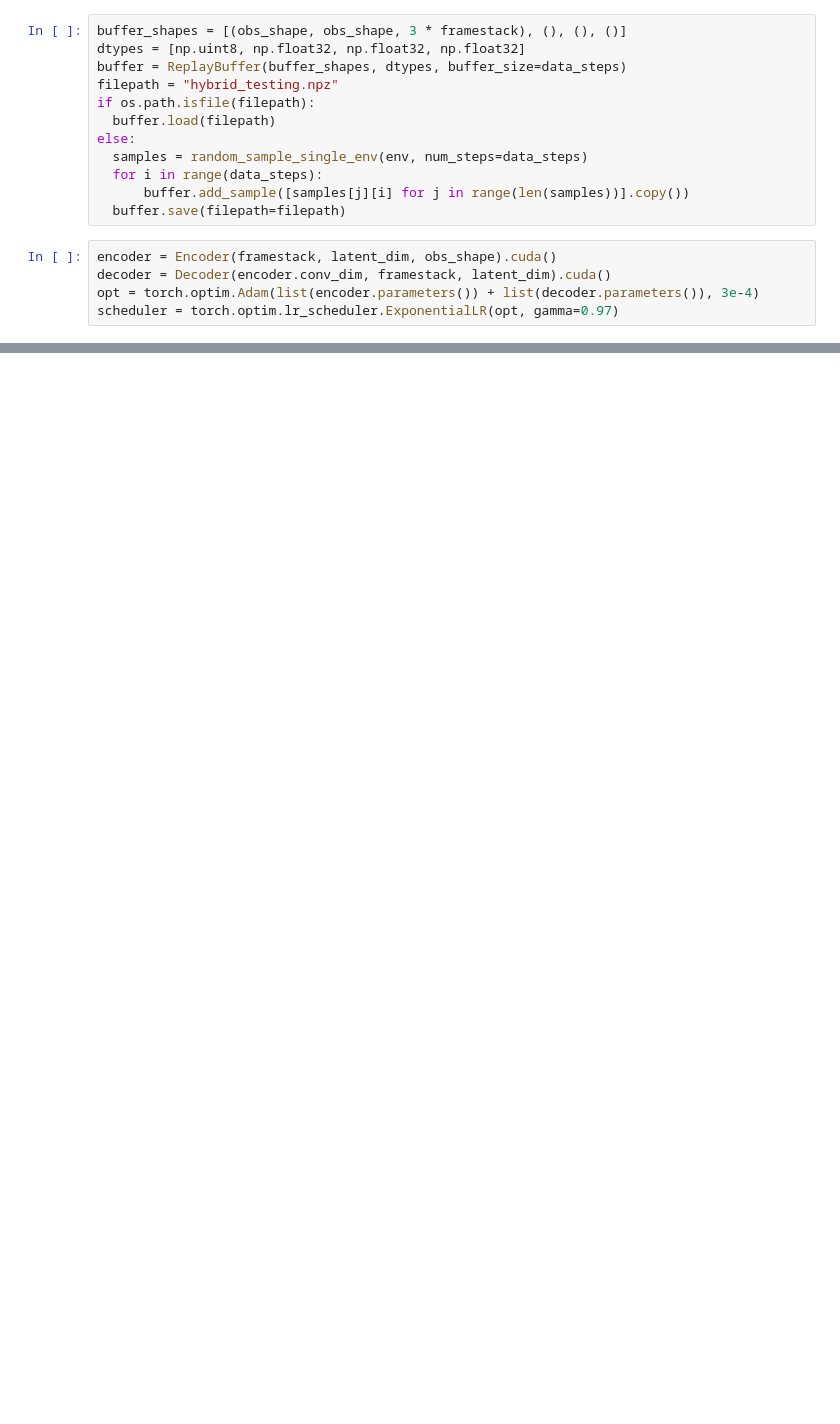
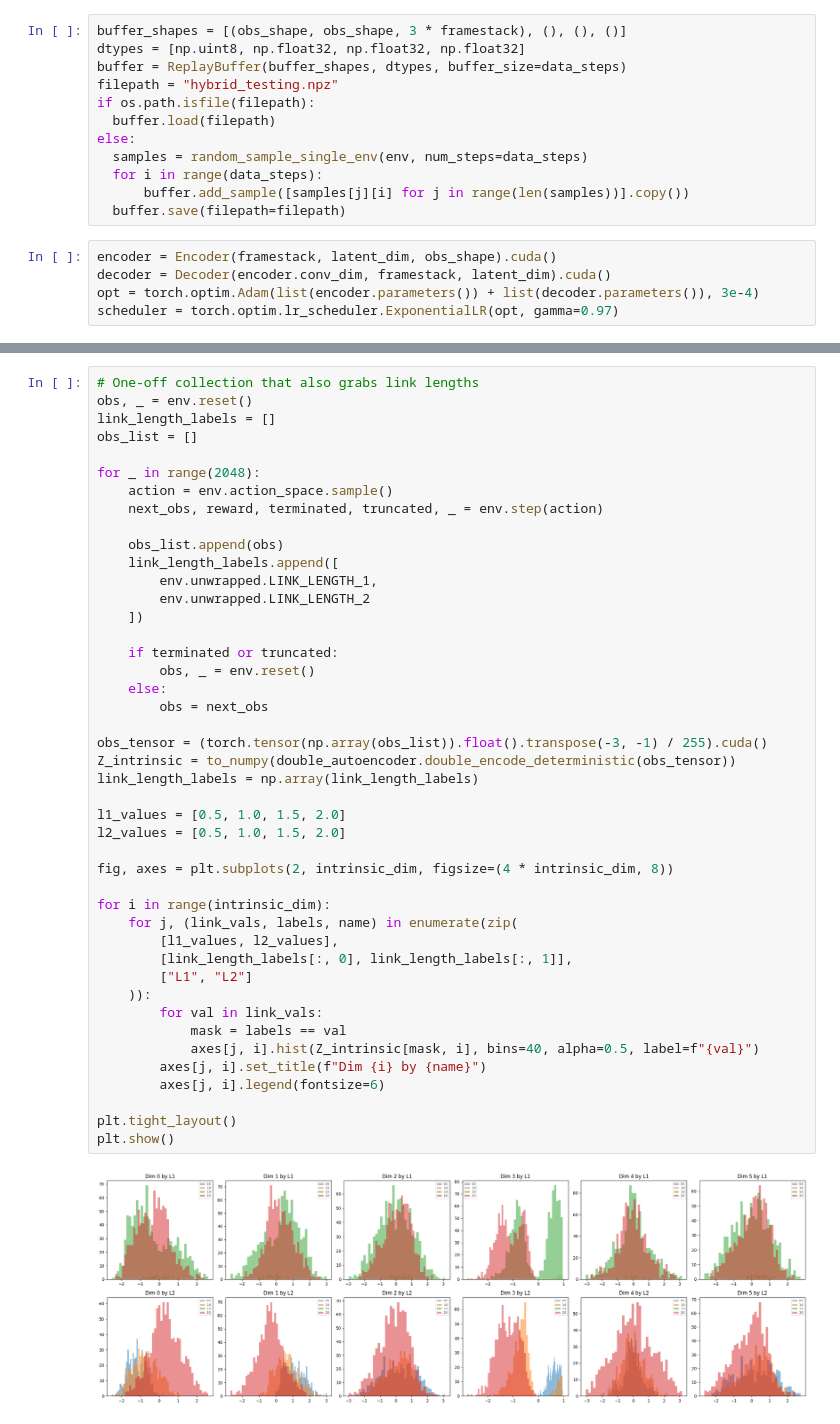
Before and after one commit to antony-zhao/RLTesting, a Jupyter notebook: rltesting/fvd_experiments/hybrid_testing.ipynb, the cells around one changed output, grey strips where cells are left out. Drawn from its saved outputs; the diff is of its cells as text; blank space fills up the shorter version.

```diff
--- a/rltesting/fvd_experiments/hybrid_testing.ipynb
+++ b/rltesting/fvd_experiments/hybrid_testing.ipynb
@@ -250,0 +206,46 @@ tensor([[ 0.3430, -0.1875,  0.7500,  0.1648,  0.2235, -0.4375],
+# %%
+# One-off collection that also grabs link lengths
+obs, _ = env.reset()
+link_length_labels = []
+obs_list = []
+
+for _ in range(2048):
+    action = env.action_space.sample()
+    next_obs, reward, terminated, truncated, _ = env.step(action)
+
+    obs_list.append(obs)
+    link_length_labels.append([
+        env.unwrapped.LINK_LENGTH_1,
+        env.unwrapped.LINK_LENGTH_2
+    ])
+
+    if terminated or truncated:
+        obs, _ = env.reset()
+    else:
+        obs = next_obs
+
+obs_tensor = (torch.tensor(np.array(obs_list)).float().transpose(-3, -1) / 255).cuda()
+Z_intrinsic = to_numpy(double_autoencoder.double_encode_deterministic(obs_tensor))
+link_length_labels = np.array(link_length_labels)
+
+l1_values = [0.5, 1.0, 1.5, 2.0]
+l2_values = [0.5, 1.0, 1.5, 2.0]
+
+fig, axes = plt.subplots(2, intrinsic_dim, figsize=(4 * intrinsic_dim, 8))
+
+for i in range(intrinsic_dim):
+    for j, (link_vals, labels, name) in enumerate(zip(
+        [l1_values, l2_values],
+        [link_length_labels[:, 0], link_length_labels[:, 1]],
+        ["L1", "L2"]
+    )):
+        for val in link_vals:
+            mask = labels == val
+            axes[j, i].hist(Z_intrinsic[mask, i], bins=40, alpha=0.5, label=f"{val}")
+        axes[j, i].set_title(f"Dim {i} by {name}")
+        axes[j, i].legend(fontsize=6)
+
+plt.tight_layout()
+plt.show()
+# %% [output]
+[figure, added]
```
Also changed, not shown: parts of 12 cells of this notebook, 4 other files.
